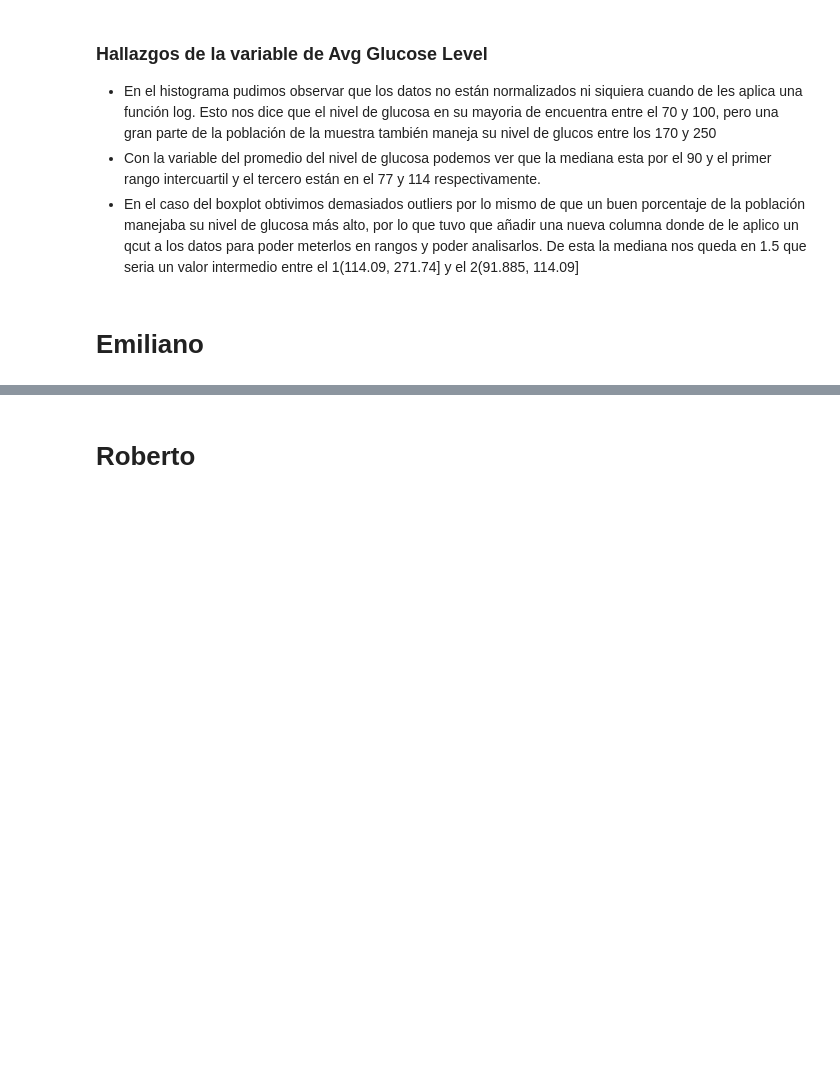
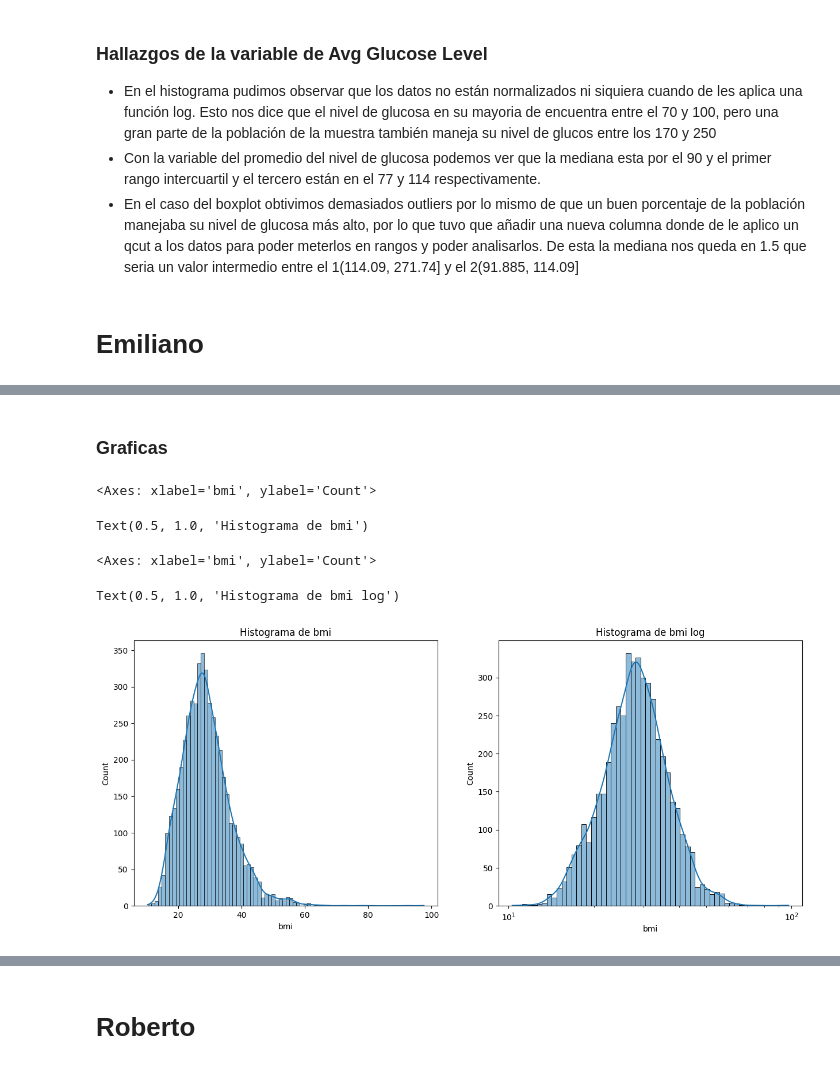
Before and after one commit to SamQuintero/PAD, a Jupyter notebook: analisis.ipynb, the cells around one changed output, grey strips where cells are left out. Saved outputs shown, nothing was run; the diff lists cells and outputs as text; code cells hidden in the pictures; blank space fills up the shorter version.

```diff
--- a/analisis.ipynb
+++ b/analisis.ipynb
@@ -601,0 +706,3 @@ sns.histplot(data=data, x="avg_glucose_level", hue='avg_glucose_bn',kde=True, el
+# %%
+data_bmi_nonan = data.dropna(subset=['bmi'])
+data_bmi_nonan
@@ -601,0 +723,21 @@ sns.histplot(data=data, x="avg_glucose_level", hue='avg_glucose_bn',kde=True, el
+# %% [markdown]
+### Graficas
+# %%
+
+fig, ax = plt.subplots(1, 2, figsize=(15, 6))
+
+# Histograma de 'bmi' sin valores NaN
+sns.histplot(data=data_bmi_nonan, x="bmi", kde=True, ax=ax[0])
+ax[0].set_title('Histograma de bmi')
+
+# Histograma de 'bmi' sin valores NaN en escala logarítmica
+sns.histplot(data=data_bmi_nonan, x="bmi", kde=True, log_scale=True, ax=ax[1])
+ax[1].set_title('Histograma de bmi log')
+
+plt.show()
+# %% [output]
+<Axes: xlabel='bmi', ylabel='Count'>
+Text(0.5, 1.0, 'Histograma de bmi')
+<Axes: xlabel='bmi', ylabel='Count'>
+Text(0.5, 1.0, 'Histograma de bmi log')
+[figure, added]
```
Also changed, not shown: parts of 26 cells of this notebook.
